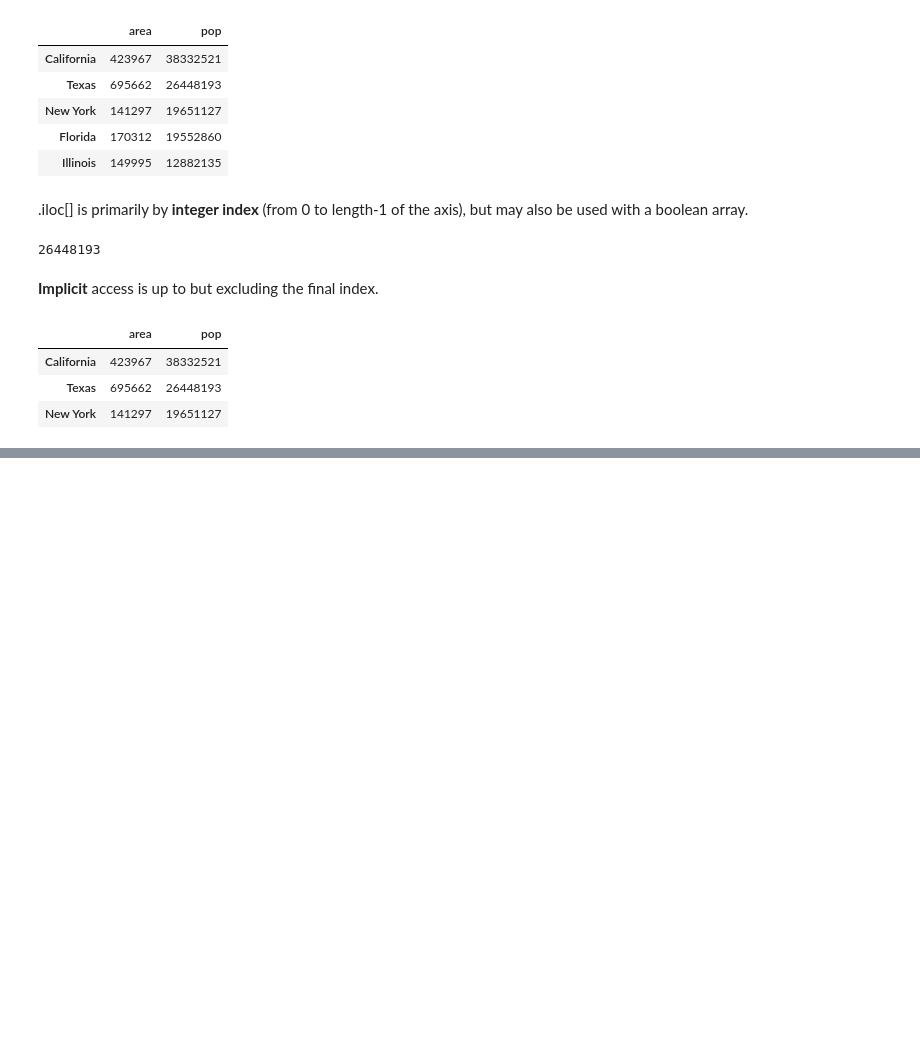
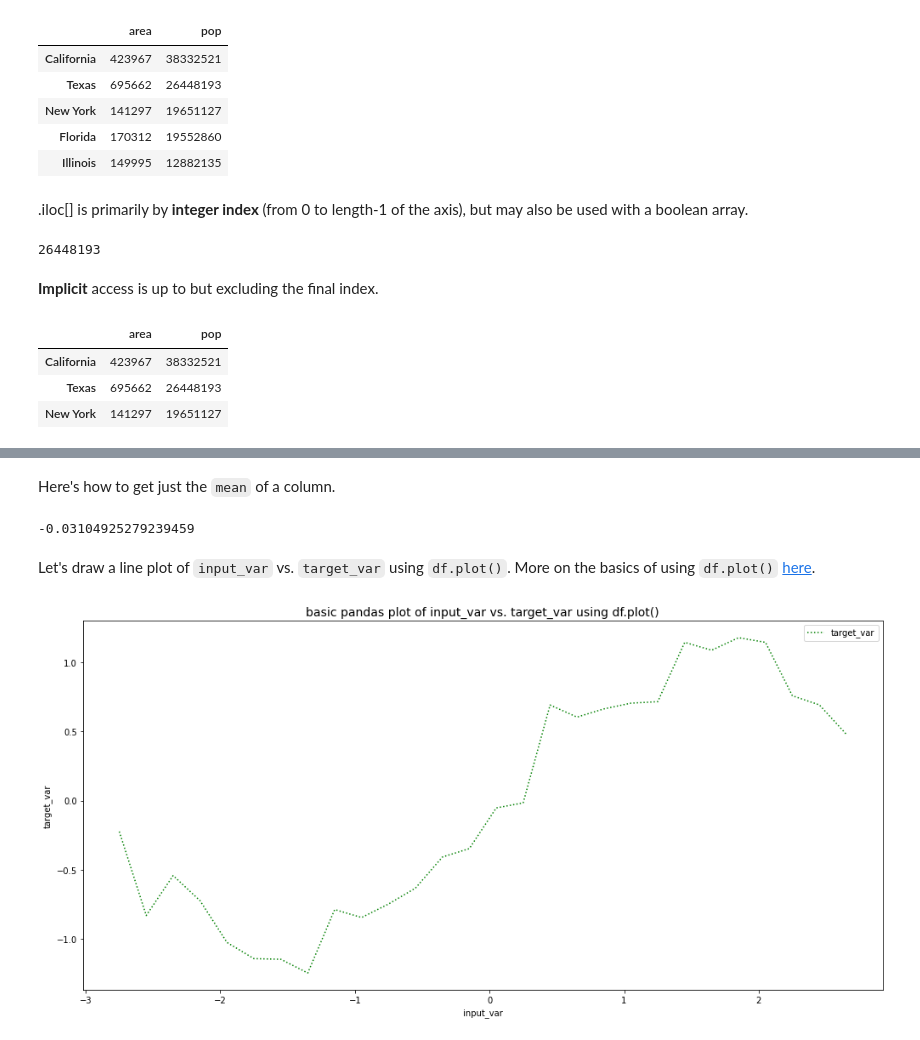
Before and after one commit to malminhas/data-analytics, a Jupyter notebook: pandas-basics-playbook2.ipynb, the cells around one changed output, grey strips where cells are left out. Saved outputs shown, nothing was run; the diff lists cells and outputs as text; code cells hidden in the pictures; blank space fills up the shorter version.

Commit message:
Updated basic notebook copy to include plots

```diff
--- a/pandas-basics-playbook2.ipynb
+++ b/pandas-basics-playbook2.ipynb
@@ -270,0 +275,15 @@ df.iloc[:3, :2]
+# %%
+import os, urllib
+
+print("1. Retrieving dataset")
+target = 'unknown_fxn_data.txt'
+if not os.path.exists(target):
+    print(f"Downloading '{target}'...")
+    url = "http://www.sharpsightlabs.com/wp-content/uploads/2016/04/unknown_fxn_data.txt"
+    data = urllib.request.urlopen(url).read()
+    with open(target,'wb') as f:
+        f.write(data)
+    flen = os.stat(target).st_size
+    print(f"Downloaded {flen} bytes to file '{target}'")
+else:
+    print(f"Target '{target}' already exists and will be used")
@@ -270,0 +293,5 @@ df.iloc[:3, :2]
+# %%
+# 2. open it in pandas
+print("2. Create pandas dataframe from dataset")
+df = pd.read_csv(target)
+df.columns  # returns pd.Index
@@ -270,0 +343,20 @@ df.iloc[:3, :2]
+# %% [markdown]
+Here's how to get just the `mean` of a column.
+# %%
+df.target_var.mean()
+# %% [output]
+-0.03104925279239459
+# %% [markdown]
+Let's draw a line plot of `input_var` vs. `target_var` using `df.plot()`.  More on the basics of using `df.plot()` [here](https://www.oreilly.com/learning/simple-line-plots-with-matplotlib).
+# %%
+import matplotlib
+import matplotlib.pyplot as plt
+
+# 4. pandas plot
+title = f"basic pandas plot of input_var vs. target_var using df.plot()"
+ax = df.plot(figsize=(14,7), x='input_var',y='target_var',color='g',linestyle='dotted')
+ax.set(xlabel='input_var', ylabel='target_var')
+ax.set_title(title,fontsize=14)
+plt.tight_layout()
+# %% [output]
+[figure, added]
```
Also changed, not shown: parts of 11 cells of this notebook.
